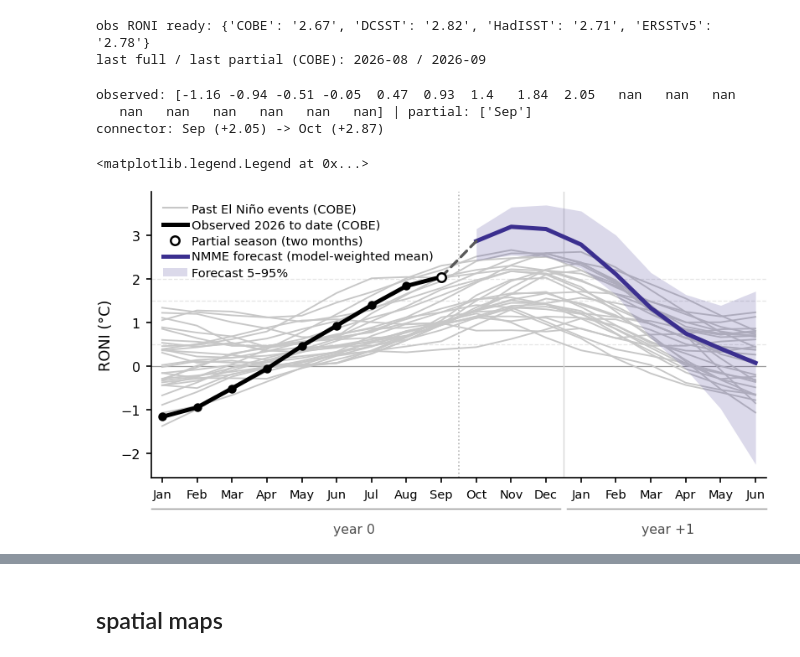
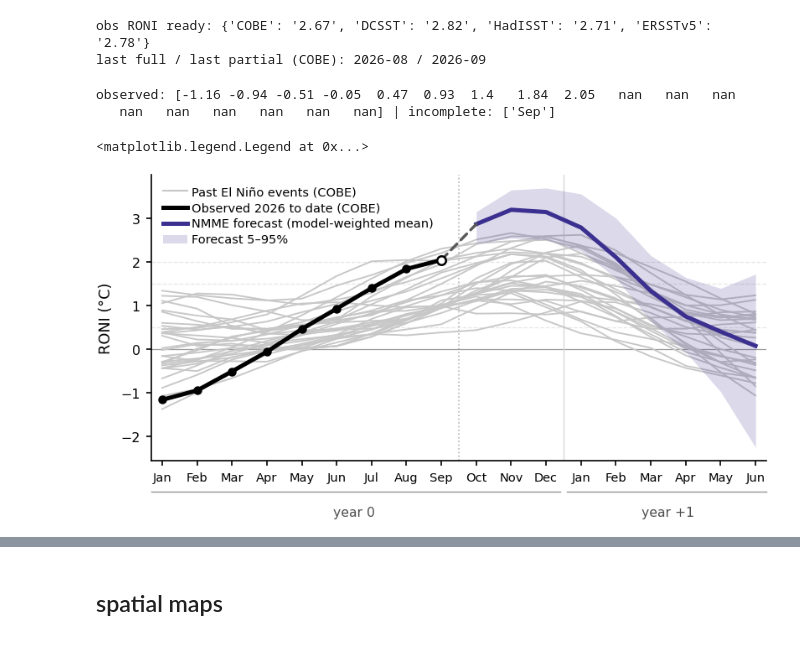
Before and after one commit to adisen99/extreme_el_nino_2026, a Jupyter notebook: 01_observation_data_context.ipynb, the cells around one changed output, grey strips where cells are left out. Cells and saved outputs as stored; diff of their text form; code cells hidden in the pictures.

```diff
--- a/01_observation_data_context.ipynb
+++ b/01_observation_data_context.ipynb
@@ -1228,14 +1255,13 @@ def traj18(series, yr):
         out[i0:i0+s.sizes["time"]] = s.values
     return out
 
-x = np.arange(-6, 12)
+x   = np.arange(-6, 12)
 M18 = ["Jan","Feb","Mar","Apr","May","Jun"] + MONTHS
 
 fig, ax = plt.subplots(figsize=(SINGLE_COL*1.8, 90*MM))
 for yr in past:
     ax.plot(x, traj18(roni_obs[OBS], yr), color="0.78", lw=0.9, zorder=1)
 
-# ---- forecast plume, positioned by initialisation month ----
 # ---- forecast plume, positioned by initialisation month ----
 key  = "_mem" if f"{fmodels[0]}_mem" in tr.files else "_corr"
 mems = [pad12(tr[f"{m}{key}"]) for m in fmodels]
@@ -1244,29 +1270,30 @@ W1   = np.concatenate([np.full(a.shape[0], 1/a.shape[0]) for a in mems])
 Mok  = np.isfinite(mem)
 
 mean_t = np.nansum(np.where(Mok, mem, 0) * W1[:, None], 0) / np.sum(Mok * W1[:, None], 0)
-p05 = np.full(mem.shape[1], np.nan); p95 = np.full(mem.shape[1], np.nan)
+p05 = np.full(mem.shape[1], np.nan)
+p95 = np.full(mem.shape[1], np.nan)
 for j in range(mem.shape[1]):
     k = Mok[:, j]
     if k.sum() > 1:
         p05[j], p95[j] = wq(mem[k, j], W1[k], [5, 95])
 
-xf = OFF + np.arange(mem.shape[1])
+xf   = OFF + np.arange(mem.shape[1])
 keep = xf <= x[-1]
 xf, mean_t, p05, p95 = xf[keep], mean_t[keep], p05[keep], p95[keep]
 
 ax.fill_between(xf, p05, p95, color=FC, alpha=0.18, lw=0, zorder=3)
 ax.plot(xf, mean_t, color=FC, lw=2.4, zorder=4)
 
-# ---- observations to date ----
-# ---- observations to date ----
-obs26      = traj18(roni_obs_part[OBS], EVENT_YEAR)      # includes the partial month
+# ---- observations to date (open marker = incomplete 3-month window) ----
+obs26      = traj18(roni_obs_part[OBS], EVENT_YEAR)
 obs26_full = traj18(roni_obs[OBS],      EVENT_YEAR)
 is_part    = np.isfinite(obs26) & ~np.isfinite(obs26_full)
 
 ax.plot(x, obs26, color="k", lw=2.4, zorder=5)
 ax.plot(x[~is_part], obs26[~is_part], "o", ms=4, color="k", zorder=6)
 ax.plot(x[is_part],  obs26[is_part],  "o", ms=5, mfc="w", mec="k", mew=1.2, zorder=6)
-print("observed:", np.round(obs26, 2), "| partial:", [M18[i] for i in np.where(is_part)[0]])
+print("observed:", np.round(obs26, 2),
+      "| incomplete:", [M18[i] for i in np.where(is_part)[0]])
 
 # ---- dashed connector: last observation -> first forecast point ----
 obs_ok, fc_ok = np.isfinite(obs26), np.isfinite(mean_t)
@@ -1277,39 +1304,35 @@ if obs_ok.any() and fc_ok.any():
     if x1 > x0:
         ax.plot([x0, x1], [y0, y1], color="0.35", lw=1.6,
                 ls=(0, (3, 2)), dash_capstyle="round", zorder=4.5)
-    print(f"connector: {M18[i_last]} ({y0:+.2f}) -> {M18[int(x1)+6]} ({y1:+.2f})")
 
-ax.axvline(OFF - 0.5, color="0.7", lw=0.8, ls=":", zorder=0)   # forecast initialisation
+ax.axvline(OFF - 0.5, color="0.7", lw=0.8, ls=":", zorder=0)
 ax.axhline(0, color="0.6", lw=0.6, zorder=0)
 for v in (0.5, 1.5, 2.0):
     ax.axhline(v, color="0.90", lw=0.6, ls="--", zorder=0)
 
 ax.set_xticks(x); ax.set_xticklabels(M18, fontsize=7)
 ax.axvline(5.5, color="0.85", lw=0.7, zorder=0)
 tf = ax.get_xaxis_transform()
 ax.text(-0.5, -0.16, "year 0",  transform=tf, ha="center", va="top", fontsize=7.5, color="0.3")
 ax.text( 8.5, -0.16, "year +1", transform=tf, ha="center", va="top", fontsize=7.5, color="0.3")
 ax.plot([-6.3, 5.4], [-0.11, -0.11], transform=tf, color="0.6", lw=0.7, clip_on=False)
 ax.plot([5.6, 11.3], [-0.11, -0.11], transform=tf, color="0.6", lw=0.7, clip_on=False)
 ax.set_xlim(-6.3, 11.3); ax.set_ylabel("RONI (\u00b0C)")
 ax.spines[["top","right"]].set_visible(False)
 plt.subplots_adjust(bottom=0.24)
 
 from matplotlib.lines import Line2D
 from matplotlib.patches import Patch
 ax.legend(handles=[
     Line2D([0],[0], color="0.78", lw=1.0, label=f"Past El Ni\u00f1o events ({OBS})"),
     Line2D([0],[0], color="k", lw=2.4, label=f"Observed {EVENT_YEAR} to date ({OBS})"),
-    Line2D([0],[0], marker="o", ls="", mfc="w", mec="k", mew=1.2, ms=5,
-           label="Partial season (two months)"),
     Line2D([0],[0], color=FC, lw=2.4, label="NMME forecast (model-weighted mean)"),
     Patch(facecolor=FC, alpha=0.18, label="Forecast 5–95%"),
 ], loc="upper left", fontsize=7)
 # %% [output]
 observed: [-1.16 -0.94 -0.51 -0.05  0.47  0.93  1.4   1.84  2.05   nan   nan   nan
-   nan   nan   nan   nan   nan   nan] | partial: ['Sep']
-connector: Sep (+2.05) -> Oct (+2.87)
+   nan   nan   nan   nan   nan   nan] | incomplete: ['Sep']
 <matplotlib.legend.Legend at 0x...>
-[figure, old version]
+[figure, new version]
 # %%
 obs26
```
Also changed, not shown: parts of 11 cells of this notebook, 1 other file.
